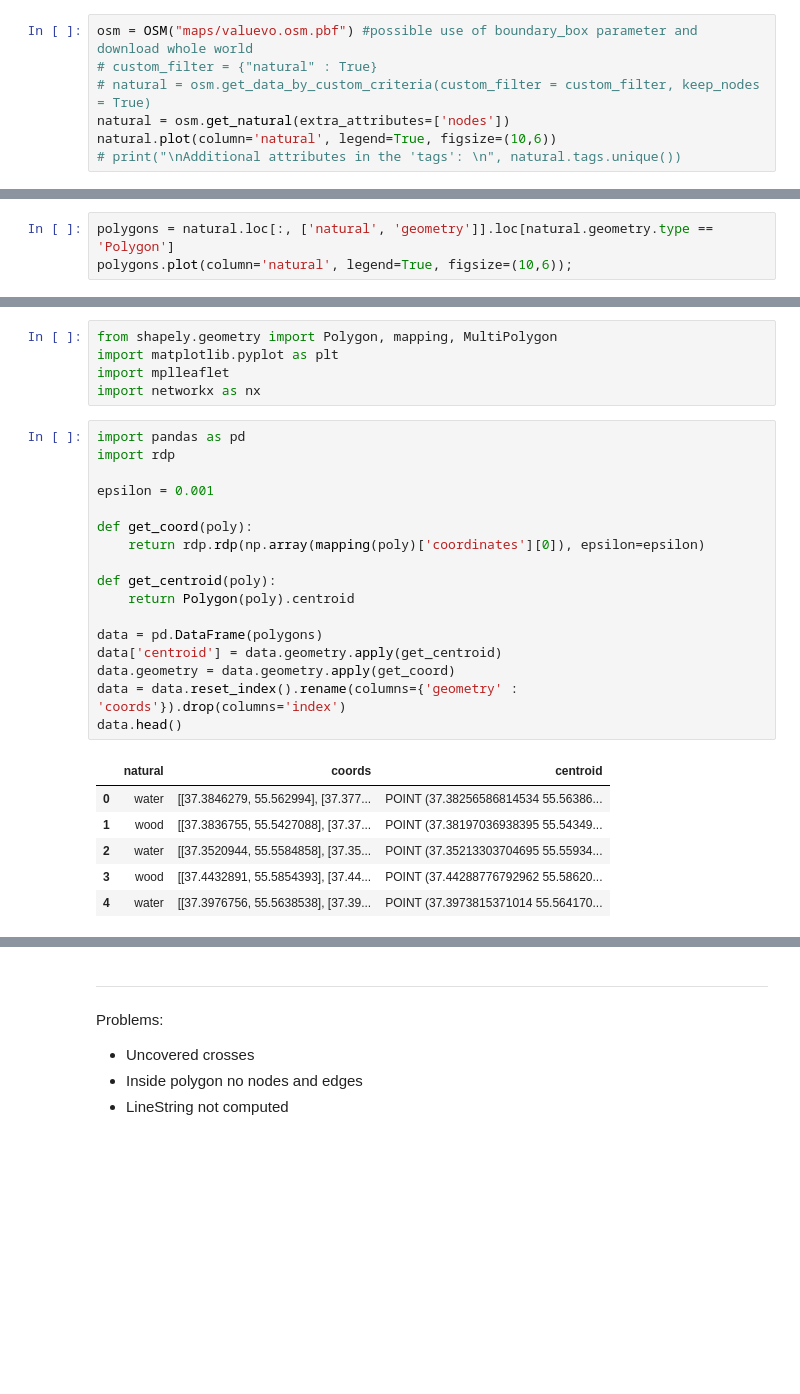
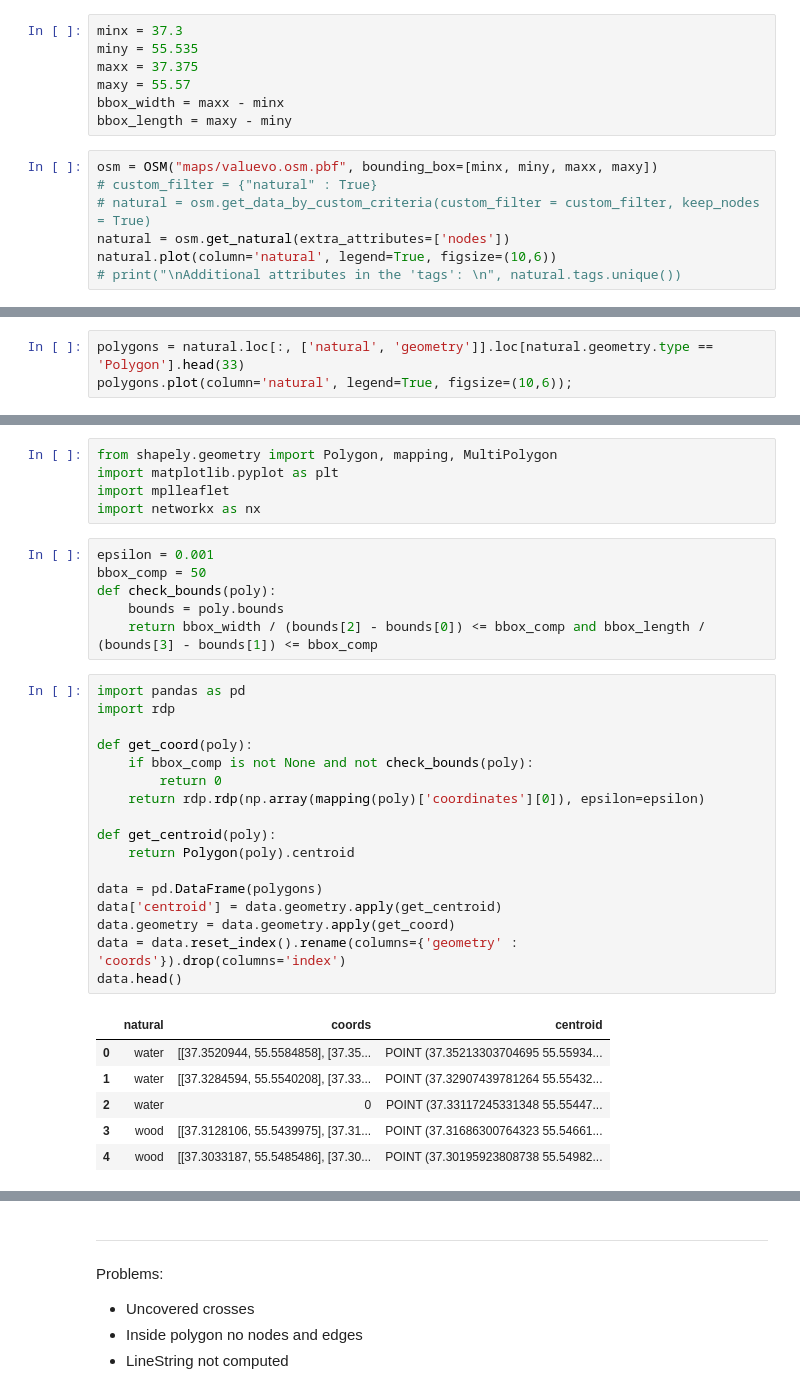
Before and after one commit to Denikozub/Offroad-routing-engine, a Jupyter notebook: Graph.ipynb, the cells around one changed output, grey strips where cells are left out. Saved outputs shown, nothing was run; the diff lists cells and outputs as text; blank space fills up the shorter version.

```diff
--- a/Graph.ipynb
+++ b/Graph.ipynb
@@ -38,8 +38,15 @@ from pyrosm import OSM
 [Cities](https://download.bbbike.org/osm/bbbike/)
 [Choose borders](https://extract.bbbike.org/)
 [OSM API](https://wiki.openstreetmap.org/wiki/Overpass_API/Overpass_QL) - possible solution
+# %%
+minx = 37.3
+miny = 55.535
+maxx = 37.375
+maxy = 55.57
+bbox_width = maxx - minx
+bbox_length = maxy - miny
 # %%
-osm = OSM("maps/valuevo.osm.pbf") #possible use of boundary_box parameter and download whole world
+osm = OSM("maps/valuevo.osm.pbf", bounding_box=[minx, miny, maxx, maxy])
 # custom_filter = {"natural" : True}
 # natural = osm.get_data_by_custom_criteria(custom_filter = custom_filter, keep_nodes = True)
 natural = osm.get_natural(extra_attributes=['nodes'])
@@ -67,4 +73,4 @@ multipolygons.plot(column='natural', legend=True, figsize=(10,6));
 # %%
-polygons = natural.loc[:, ['natural', 'geometry']].loc[natural.geometry.type == 'Polygon']
+polygons = natural.loc[:, ['natural', 'geometry']].loc[natural.geometry.type == 'Polygon'].head(33)
 polygons.plot(column='natural', legend=True, figsize=(10,6));
 # %% [output]
@@ -171,30 +177,36 @@ from shapely.geometry import Polygon, mapping, MultiPolygon
 import matplotlib.pyplot as plt
 import mplleaflet
 import networkx as nx
+# %%
+epsilon = 0.001
+bbox_comp = 50
+def check_bounds(poly):
+    bounds = poly.bounds
+    return bbox_width / (bounds[2] - bounds[0]) <= bbox_comp and bbox_length / (bounds[3] - bounds[1]) <= bbox_comp
 # %%
 import pandas as pd
 import rdp
 
-epsilon = 0.001
-
 def get_coord(poly):
+    if bbox_comp is not None and not check_bounds(poly):
+        return 0
     return rdp.rdp(np.array(mapping(poly)['coordinates'][0]), epsilon=epsilon)
 
 def get_centroid(poly):
     return Polygon(poly).centroid
 
 data = pd.DataFrame(polygons)
 data['centroid'] = data.geometry.apply(get_centroid)
 data.geometry = data.geometry.apply(get_coord)
 data = data.reset_index().rename(columns={'geometry' : 'coords'}).drop(columns='index')
 data.head()
 # %% [output]
 |  | natural | coords | centroid |
-| 0 | water | [[37.3846279, 55.562994], [37.377... | POINT (37.38256586814534 55.56386... |
-| 1 | wood | [[37.3836755, 55.5427088], [37.37... | POINT (37.38197036938395 55.54349... |
-| 2 | water | [[37.3520944, 55.5584858], [37.35... | POINT (37.35213303704695 55.55934... |
-| 3 | wood | [[37.4432891, 55.5854393], [37.44... | POINT (37.44288776792962 55.58620... |
-| 4 | water | [[37.3976756, 55.5638538], [37.39... | POINT (37.3973815371014 55.564170... |
+| 0 | water | [[37.3520944, 55.5584858], [37.35... | POINT (37.35213303704695 55.55934... |
+| 1 | water | [[37.3284594, 55.5540208], [37.33... | POINT (37.32907439781264 55.55432... |
+| 2 | water | 0 | POINT (37.33117245331348 55.55447... |
+| 3 | wood | [[37.3128106, 55.5439975], [37.31... | POINT (37.31686300764323 55.54661... |
+| 4 | wood | [[37.3033187, 55.5485486], [37.30... | POINT (37.30195923808738 55.54982... |
 # %%
 multipolygons = pd.DataFrame(multipolygons)
 
```
Also changed, not shown: parts of 11 cells of this notebook.
